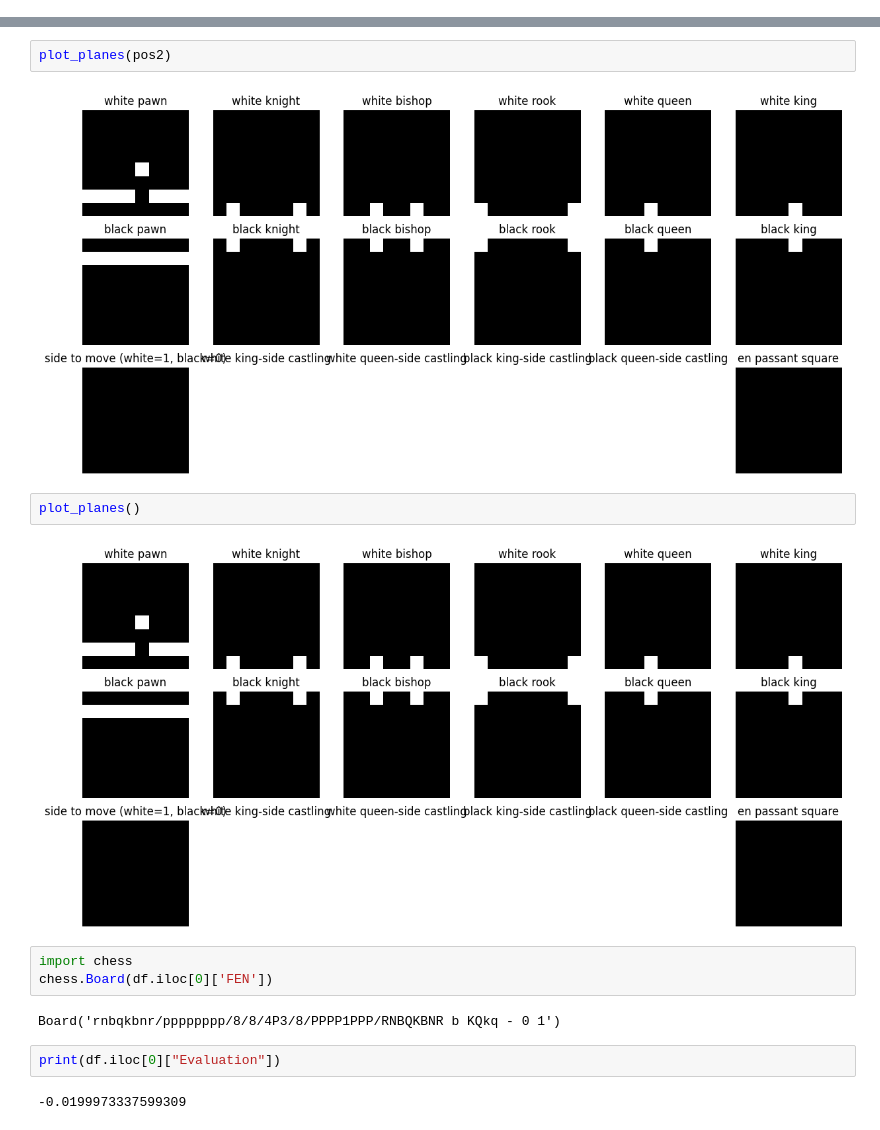
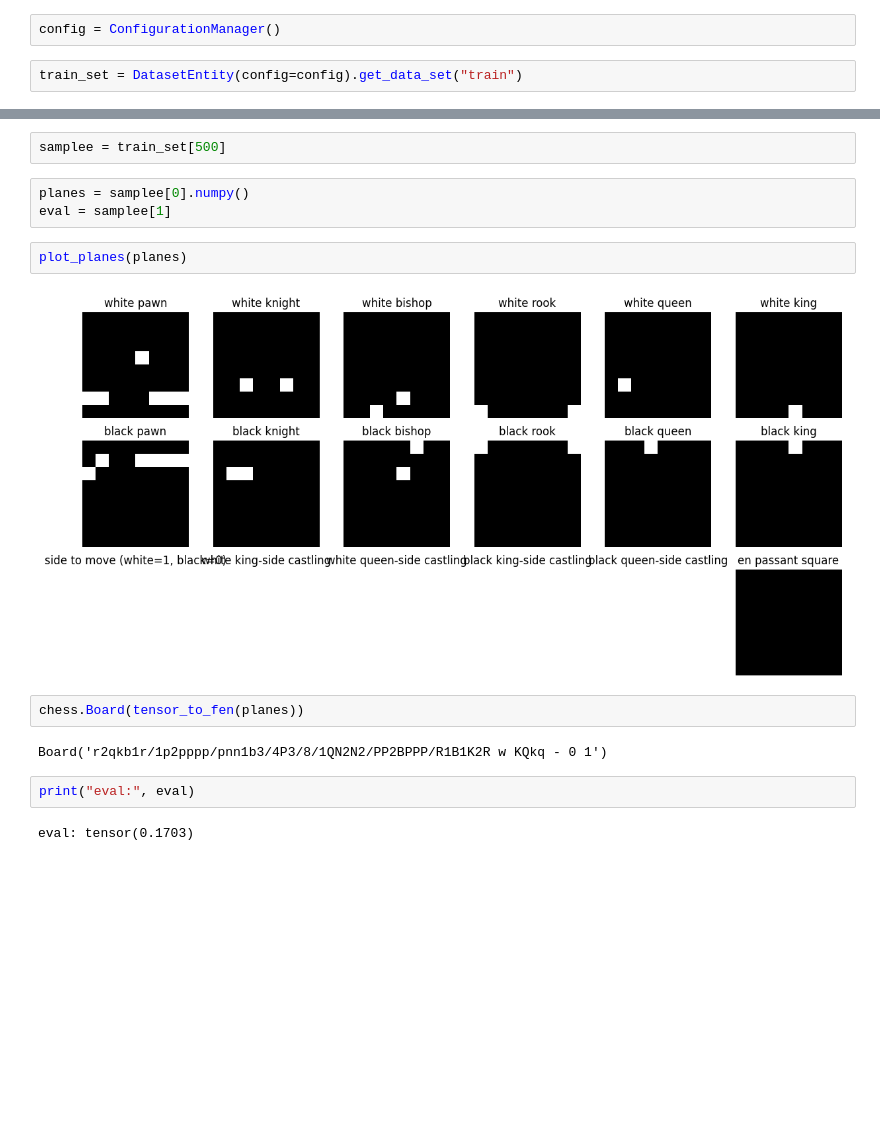
Before and after one commit to ruslan-imamguliyev/chessengine, a Jupyter notebook: research/trials.ipynb, the cells around one changed output, grey strips where cells are left out. Drawn from its saved outputs; the diff is of its cells as text; blank space fills up the shorter version.

Commit message:
Updated dataset entity logic

```diff
--- a/research/trials.ipynb
+++ b/research/trials.ipynb
@@ -250,0 +10,4 @@ array([[[0., 0., 0., ..., 0., 0., 0.],
+# %%
+config = ConfigurationManager()
+# %%
+train_set = DatasetEntity(config=config).get_data_set("train")
@@ -251,17 +17,17 @@ array([[[0., 0., 0., ..., 0., 0., 0.],
+# %%
+samplee = train_set[500]
+# %%
+planes = samplee[0].numpy()
+eval = samplee[1]
 # %%
-plot_planes(pos2)
+plot_planes(planes)
 # %% [output]
-[figure, old version]
+[figure, new version]
-# %%
-plot_planes()
-# %% [output]
-[figure, removed]
-# %%
-import chess
-chess.Board(df.iloc[0]['FEN'])
-# %% [output]
-Board('rnbqkbnr/pppppppp/8/8/4P3/8/PPPP1PPP/RNBQKBNR b KQkq - 0 1')
-# %%
-print(df.iloc[0]["Evaluation"])
-# %% [output]
--0.0199973337599309
+# %%
+chess.Board(tensor_to_fen(planes))
+# %% [output]
+Board('r2qkb1r/1p2pppp/pnn1b3/4P3/8/1QN2N2/PP2BPPP/R1B1K2R w KQkq - 0 1')
+# %%
+print("eval:", eval)
+# %% [output]
+eval: tensor(0.1703)
```
Also changed, not shown: parts of 10 cells of this notebook, 5 other files.
